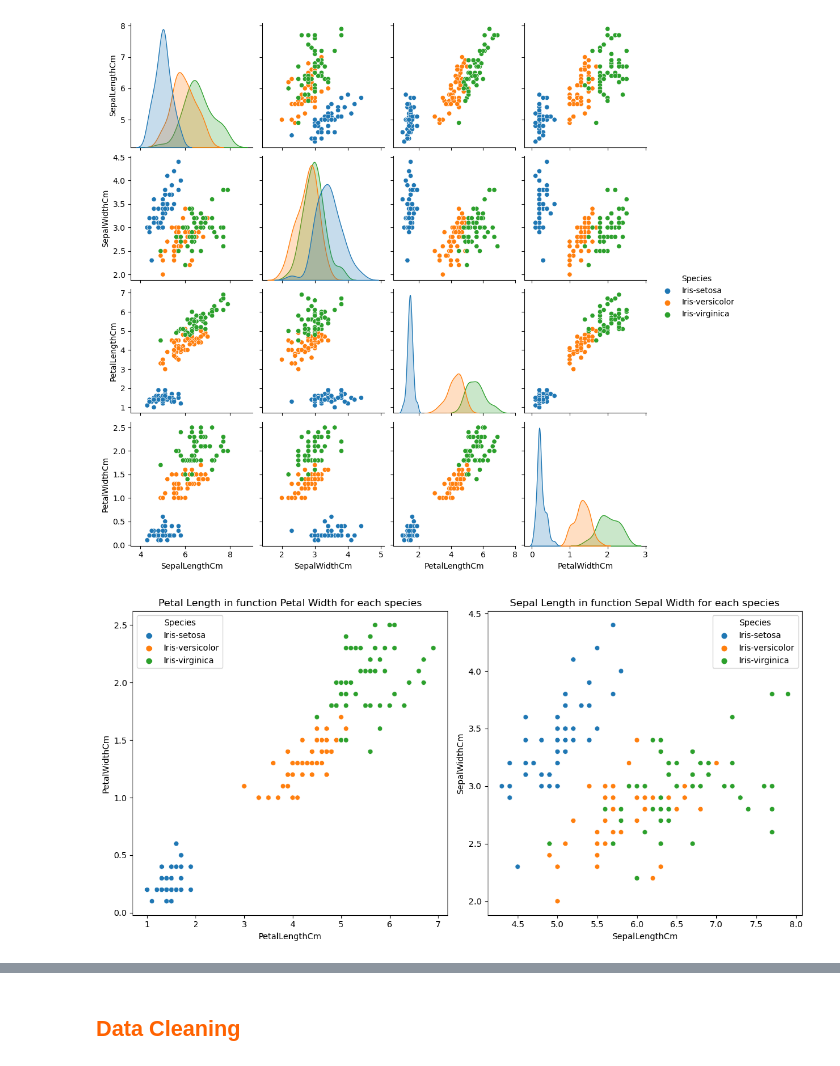
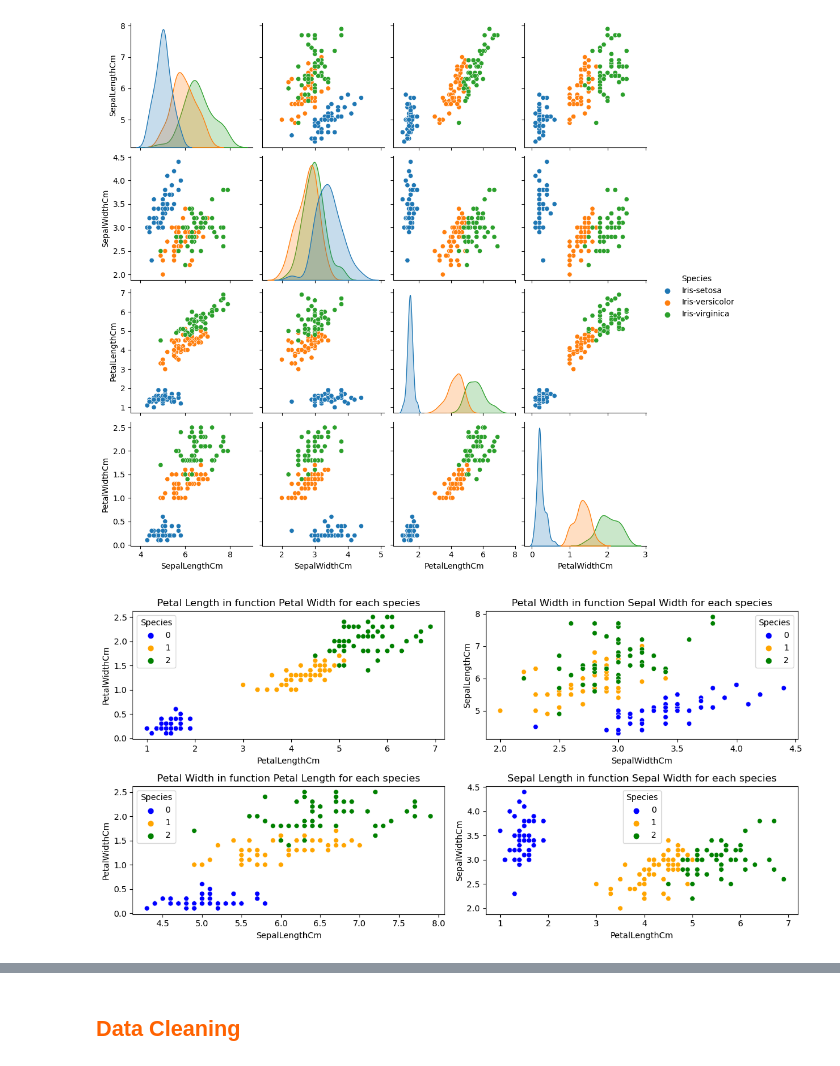
Before and after one commit to OsirisYetna/Data_science_basics, a Jupyter notebook: iris_analysis.ipynb, the cells around one changed output, grey strips where cells are left out. Cells and saved outputs as stored; diff of their text form; code cells hidden in the pictures.

```diff
--- a/iris_analysis.ipynb
+++ b/iris_analysis.ipynb
@@ -57,18 +58,22 @@ plt.show()
 # %% [output]
 [figure]
 # %%
-
-# Créer une figure avec 2 sous-graphes (2 lignes, 1 colonne)
-fig, ax = plt.subplots(1, 2, figsize = (12,6) )
+fig, ax = plt.subplots(2, 2, figsize = (12,6) )
 
 
-sns.scatterplot(y=df['PetalWidthCm'], x=df['PetalLengthCm'], hue = df['Species'], ax=ax[0])
-ax[0].set_title("Petal Length in function Petal Width for each species")
+sns.scatterplot( x=df['PetalLengthCm'], y=df['PetalWidthCm'], hue = df['Species'], ax=ax[0,0], palette = ['blue', 'orange','green'])
+ax[0,0].set_title("Petal Length in function Petal Width for each species")
 
-sns.scatterplot(y=df['SepalWidthCm'], x=df['SepalLengthCm'], ax = ax[1], hue = df['Species'])
-ax[1].set_title("Sepal Length in function Sepal Width for each species")
+sns.scatterplot(x=df['SepalWidthCm'], y=df['SepalLengthCm'], ax = ax[0,1], hue = df['Species'], palette = ['blue', 'orange','green'])
+ax[0,1].set_title("Petal Width in function Sepal Width for each species")
+
+sns.scatterplot( x=df['SepalLengthCm'], y=df['PetalWidthCm'], hue = df['Species'], ax=ax[1,0], palette = ['blue', 'orange','green'])
+ax[1,0].set_title("Petal Width in function Petal Length for each species")
+
+sns.scatterplot( x=df['PetalLengthCm'], y=df['SepalWidthCm'], ax = ax[1,1], hue = df['Species'], palette = ['blue', 'orange','green'])
+ax[1,1].set_title("Sepal Length in function Sepal Width for each species")
 
 plt.tight_layout()
 plt.show()
 # %% [output]
-[figure, old version]
+[figure, new version]
```
Also changed, not shown: parts of 12 cells of this notebook.
